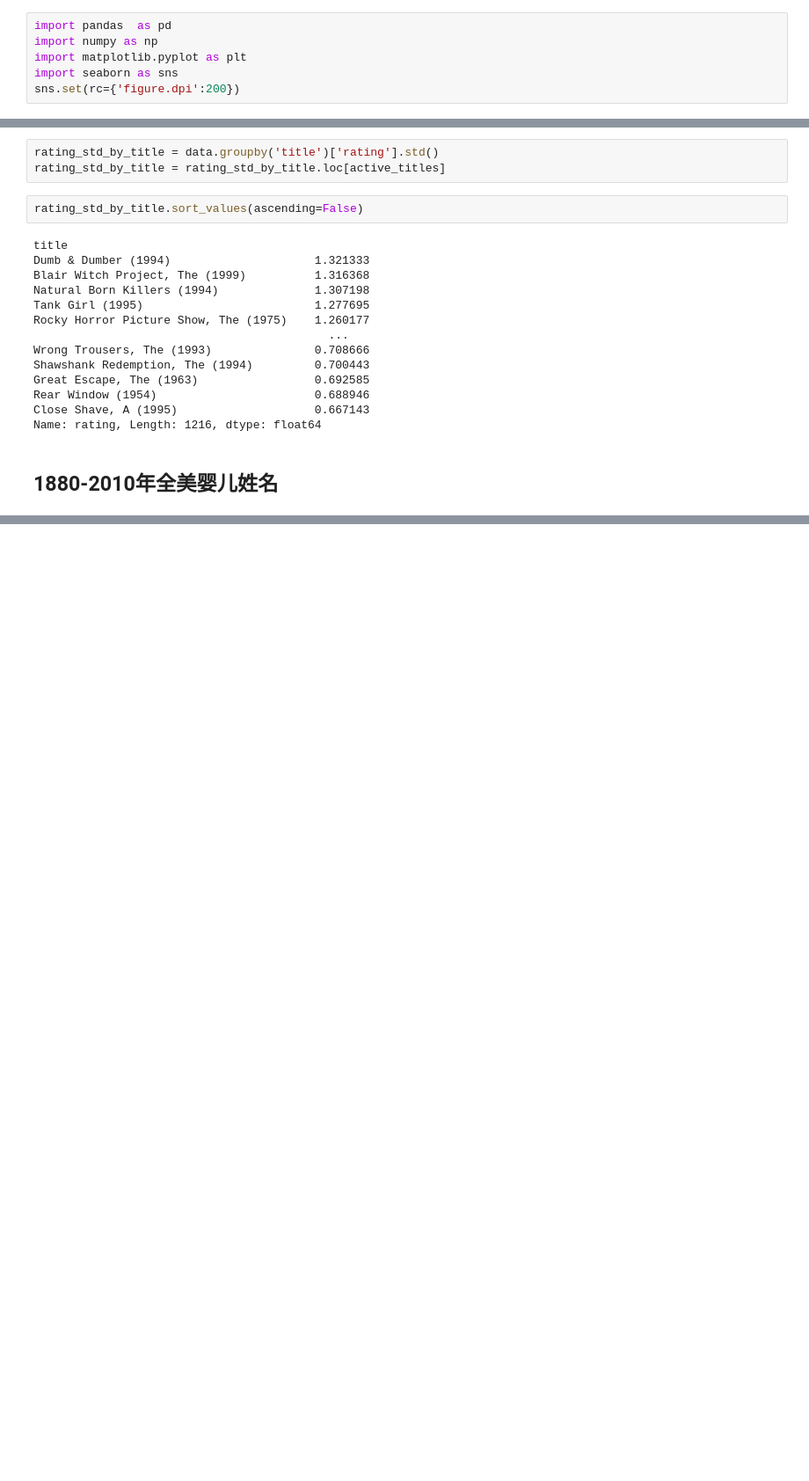
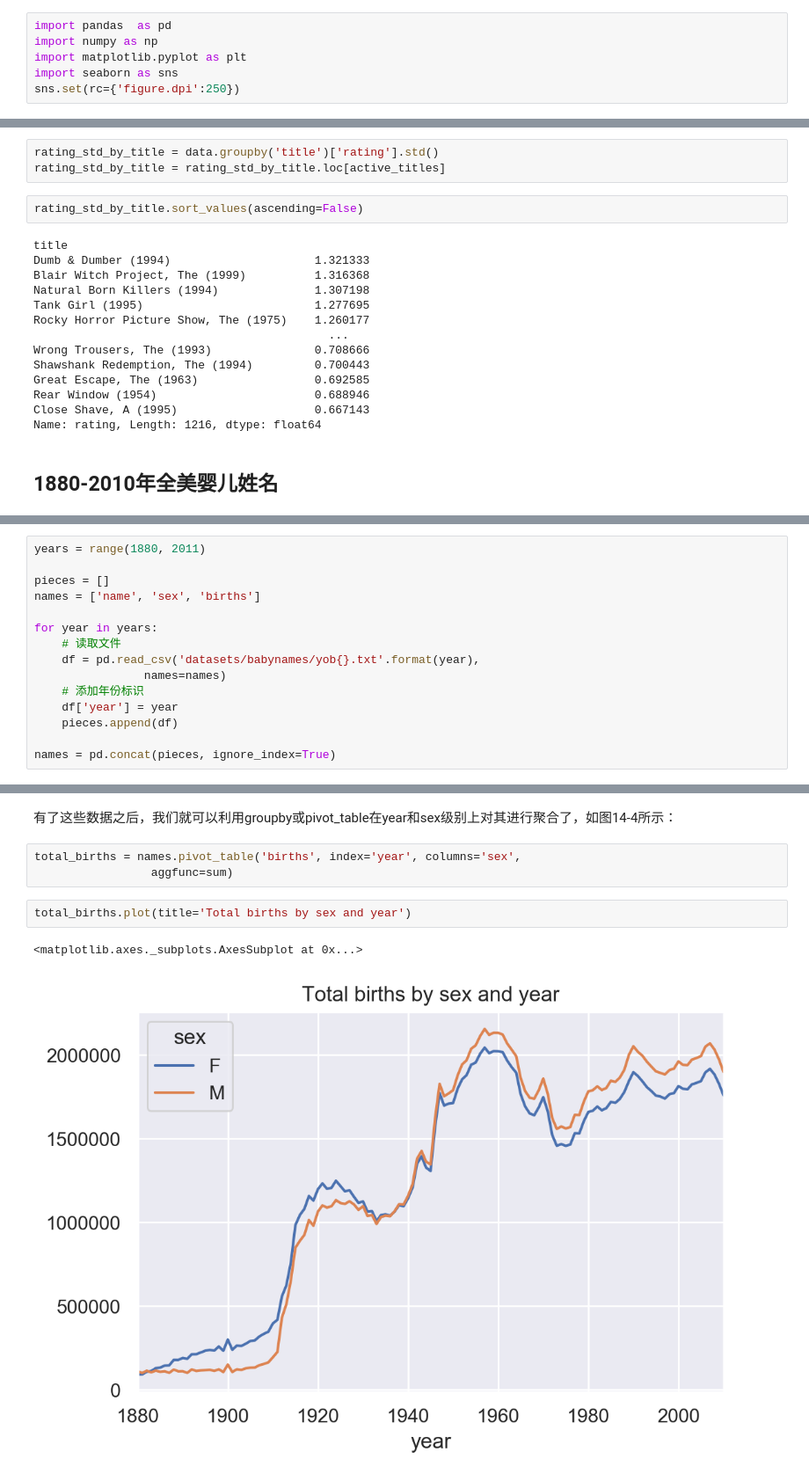
Before and after one commit to Laishuxin/python_data_science, a Jupyter notebook: 05.20_Pandas_数据分析案例.ipynb, the cells around one changed output, grey strips where cells are left out. Shown at 88% size. Cells and saved outputs as stored; diff of their text form; blank space fills up the shorter version.

```diff
--- a/05.20_Pandas_数据分析案例.ipynb
+++ b/05.20_Pandas_数据分析案例.ipynb
@@ -5,7 +5,7 @@ import pandas  as pd
 import numpy as np
 import matplotlib.pyplot as plt
 import seaborn as sns
-sns.set(rc={'figure.dpi':200})
+sns.set(rc={'figure.dpi':250})
 # %%
 path = 'datasets/bitly_usagov/example.txt'
 # %%
@@ -559,0 +610,15 @@ Name: rating, Length: 1216, dtype: float64
+# %%
+years = range(1880, 2011)
+
+pieces = []
+names = ['name', 'sex', 'births']
+
+for year in years:
+    # 读取文件
+    df = pd.read_csv('datasets/babynames/yob{}.txt'.format(year),
+                names=names)
+    # 添加年份标识
+    df['year'] = year
+    pieces.append(df)
+
+names = pd.concat(pieces, ignore_index=True)
@@ -559,0 +641,10 @@ Name: rating, Length: 1216, dtype: float64
+# %% [markdown]
+有了这些数据之后，我们就可以利用groupby或pivot_table在year和sex级别上对其进行聚合了，如图14-4所示：
+# %%
+total_births = names.pivot_table('births', index='year', columns='sex',
+                 aggfunc=sum)
+# %%
+total_births.plot(title='Total births by sex and year')
+# %% [output]
+<matplotlib.axes._subplots.AxesSubplot at 0x...>
+[figure, added]
```
Also changed, not shown: parts of 55 cells of this notebook, 1 other file.
